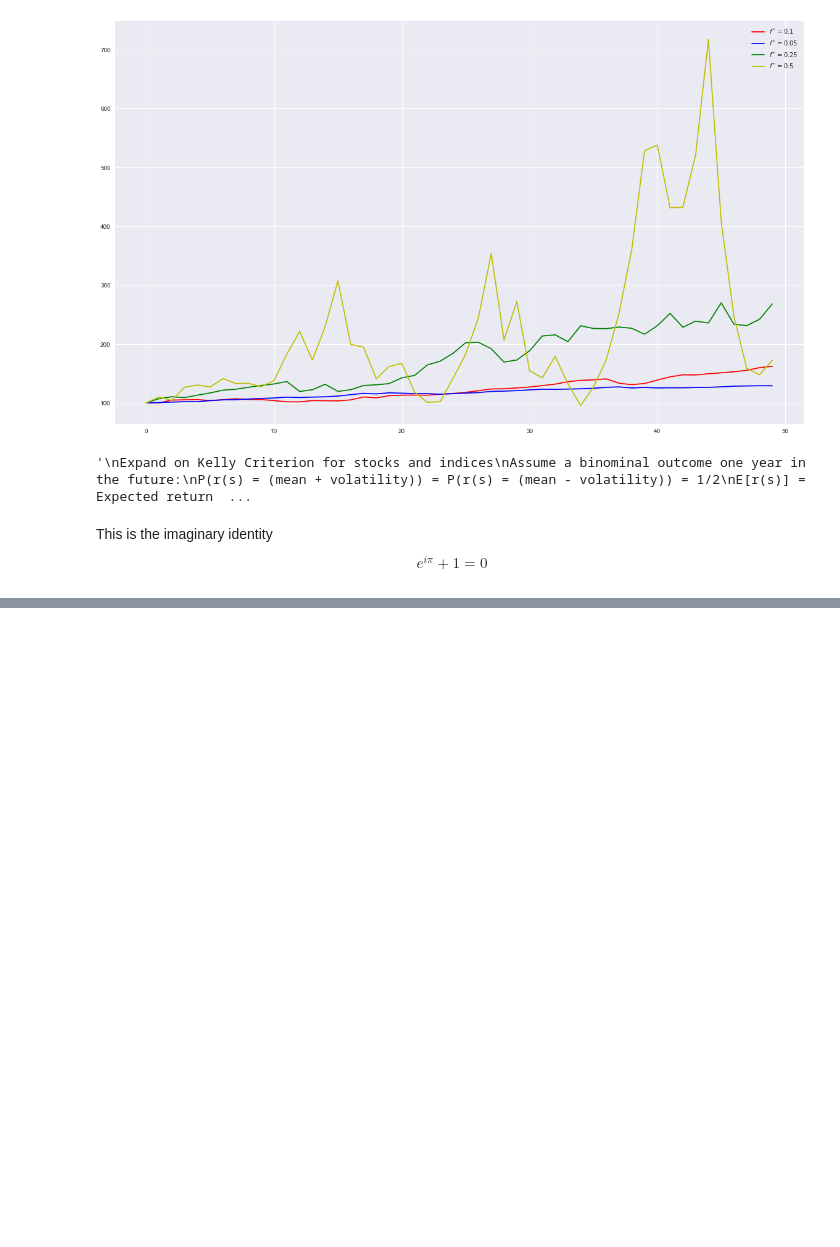
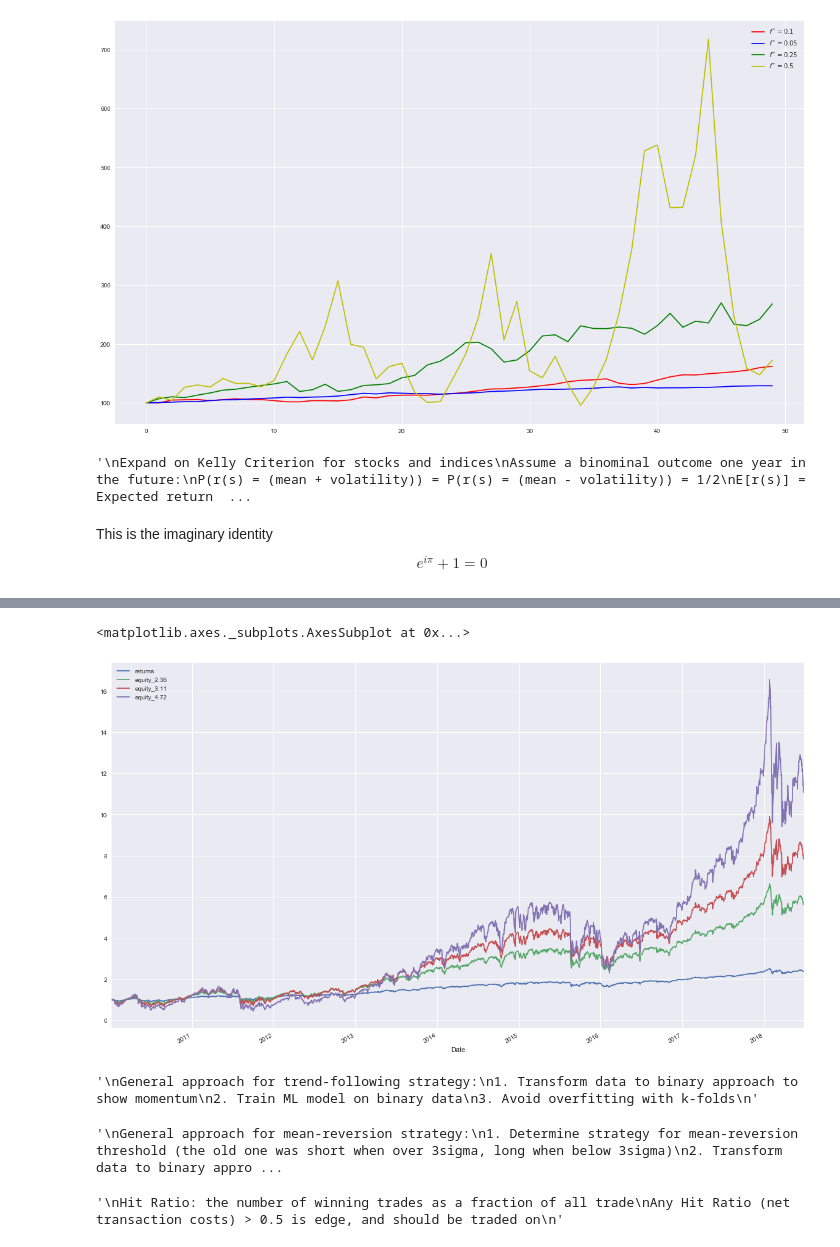
Before and after one commit to thomasmurphycodes/PythonForFinance, a Jupyter notebook: notebooks/Python for Finance Chapter 16.ipynb, the cells around one changed output, grey strips where cells are left out. Saved outputs shown, nothing was run; the diff lists cells and outputs as text; code cells hidden in the pictures; blank space fills up the shorter version.

Commit message:
Finished chapter 16 on automated strats

```diff
--- a/notebooks/Python for Finance Chapter 16.ipynb
+++ b/notebooks/Python for Finance Chapter 16.ipynb
@@ -168,0 +205,3 @@ raw = pd.read_csv('/Users/thomasmurphy/PycharmProjects/PythonFinanceRetry/notebo
+# %%
+# toy risk free rate
+r = 0.0
@@ -168,0 +226,20 @@ raw = pd.read_csv('/Users/thomasmurphy/PycharmProjects/PythonFinanceRetry/notebo
+# %%
+equs = []
+def kelly_strategy(f):
+    global equs
+    equ = 'equity_{:.2f}'.format(f)
+    equs.append(equ)
+    cap = 'capital_{:.2f}'.format(f)
+    # initial capital is 1
+    data[equ] = 1
+    # multiply capital by output of function f
+    data[cap] = data[equ] * f
+    # idx number, index point
+    for i,t in enumerate(data.index[1:]):
+        t_1 = data.index[i]
+        data.loc[t, cap] = data[cap].loc[t_1] * \
+                                     math.exp(data['returns'].loc[t])
+        data.loc[t, equ] = data[cap].loc[t] - \
+                                     data[cap].loc[t_1] + \
+                                     data[equ].loc[t_1]
+        data.loc[t, cap] = data[equ].loc[t] * f
@@ -168,0 +260,37 @@ raw = pd.read_csv('/Users/thomasmurphy/PycharmProjects/PythonFinanceRetry/notebo
+# %%
+ax = data['returns'].cumsum().apply(np.exp).plot(legend=True, figsize=(20,12))
+data[equs].plot(ax=ax, legend=True)
+'''
+Applying the full Kelly f* often leads to super erratic returns (equity_4.72), so one often applies a fraction of
+Kelly (2/3 Kelly or 1/2 Kelly) for less volatility
+'''
+# %% [output]
+<matplotlib.axes._subplots.AxesSubplot at 0x...>
+[figure, added]
+# %%
+'''
+General approach for trend-following strategy:
+1. Transform data to binary approach to show momentum
+2. Train ML model on binary data
+3. Avoid overfitting with k-folds
+'''
+# %% [output]
+'\nGeneral approach for trend-following strategy:\n1. Transform data to binary approach to show momentum\n2. Train ML model on binary data\n3. Avoid overfitting with k-folds\n'
+# %%
+'''
+General approach for mean-reversion strategy:
+1. Determine strategy for mean-reversion threshold (the old one was short when over 3sigma, long when below 3sigma)
+2. Optimize this over the number of lags to generate sigma against
+3. Transform data to binary approach to show momentum
+4. Train ML model on binary data
+5. Avoid overfitting with k-folds
+'''
+# %% [output]
+'\nGeneral approach for mean-reversion strategy:\n1. Determine strategy for mean-reversion threshold (the old one was short when over 3sigma, long when below 3sigma)\n2. Transform data to binary appro ...
+# %%
+'''
+Hit Ratio: the number of winning trades as a fraction of all trade
+Any Hit Ratio (net transaction costs) > 0.5 is edge, and should be traded on
+'''
+# %% [output]
+'\nHit Ratio: the number of winning trades as a fraction of all trade\nAny Hit Ratio (net transaction costs) > 0.5 is edge, and should be traded on\n'
```
Also changed, not shown: parts of 9 cells of this notebook.
